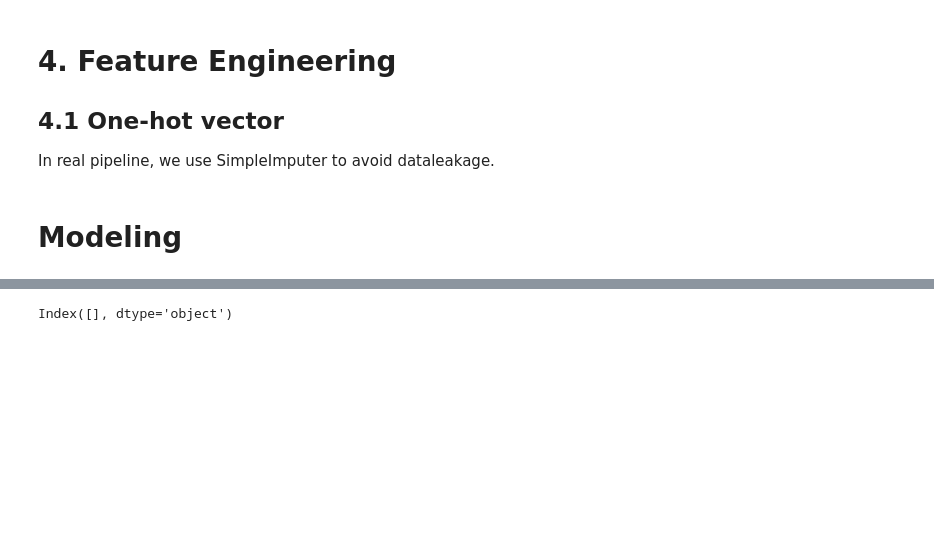
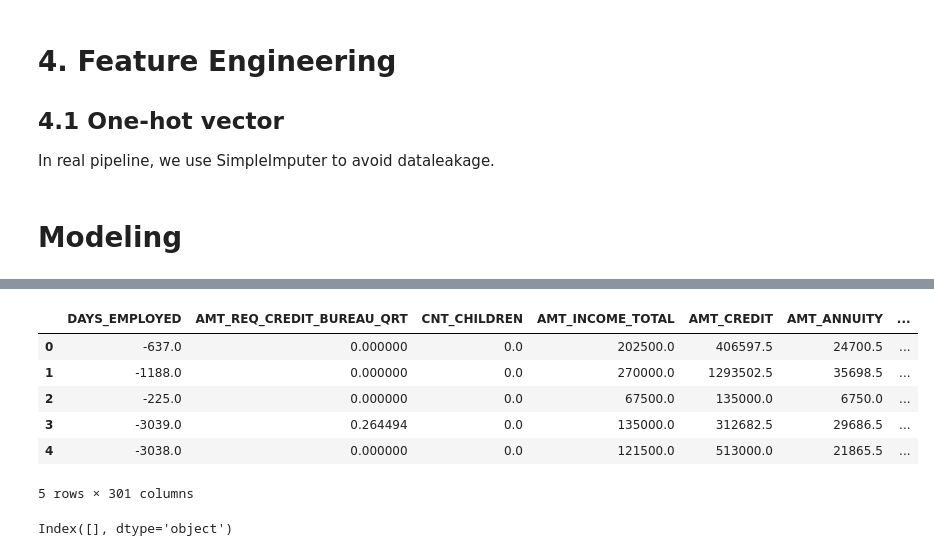
Before and after one commit to Yanxin-Ye/ml-ops-notes, a Jupyter notebook: designing-ml-systems/home-credit-default-risk/ml_modeling.ipynb, the cells around one changed output, grey strips where cells are left out. Cells and saved outputs as stored; diff of their text form; code cells hidden in the pictures; blank space fills up the shorter version.

```diff
--- a/designing-ml-systems/home-credit-default-risk/ml_modeling.ipynb
+++ b/designing-ml-systems/home-credit-default-risk/ml_modeling.ipynb
@@ -317,3 +320,27 @@ df_cleaned.head()
+# %%
+# Create column transformer
+preprocessor = ColumnTransformer(transformers= col_transformers, remainder="passthrough" )#.set_output(transform="pandas")
+
+df_cleaned = preprocessor.fit_transform(X)
+
+df_cleaned.head()
+
+df_cleaned = pd.DataFrame(
+    df_cleaned,
+    columns=preprocessor.get_feature_names_out(),
+    index=df.index
+)
+df_cleaned.columns = [c.split("__")[-1] for c in df_cleaned.columns]
+
+df_cleaned.head()
+# %% [output]
+|  | DAYS_EMPLOYED | AMT_REQ_CREDIT_BUREAU_QRT | CNT_CHILDREN | AMT_INCOME_TOTAL | AMT_CREDIT | AMT_ANNUITY | ... |
+| 0 | -637.0 | 0.000000 | 0.0 | 202500.0 | 406597.5 | 24700.5 | ... |
+| 1 | -1188.0 | 0.000000 | 0.0 | 270000.0 | 1293502.5 | 35698.5 | ... |
+| 2 | -225.0 | 0.000000 | 0.0 | 67500.0 | 135000.0 | 6750.0 | ... |
+| 3 | -3039.0 | 0.264494 | 0.0 | 135000.0 | 312682.5 | 29686.5 | ... |
+| 4 | -3038.0 | 0.000000 | 0.0 | 121500.0 | 513000.0 | 21865.5 | ... |
+5 rows × 301 columns
 # %%
 
 
```
Also changed, not shown: parts of 14 cells of this notebook, 1 other file.
